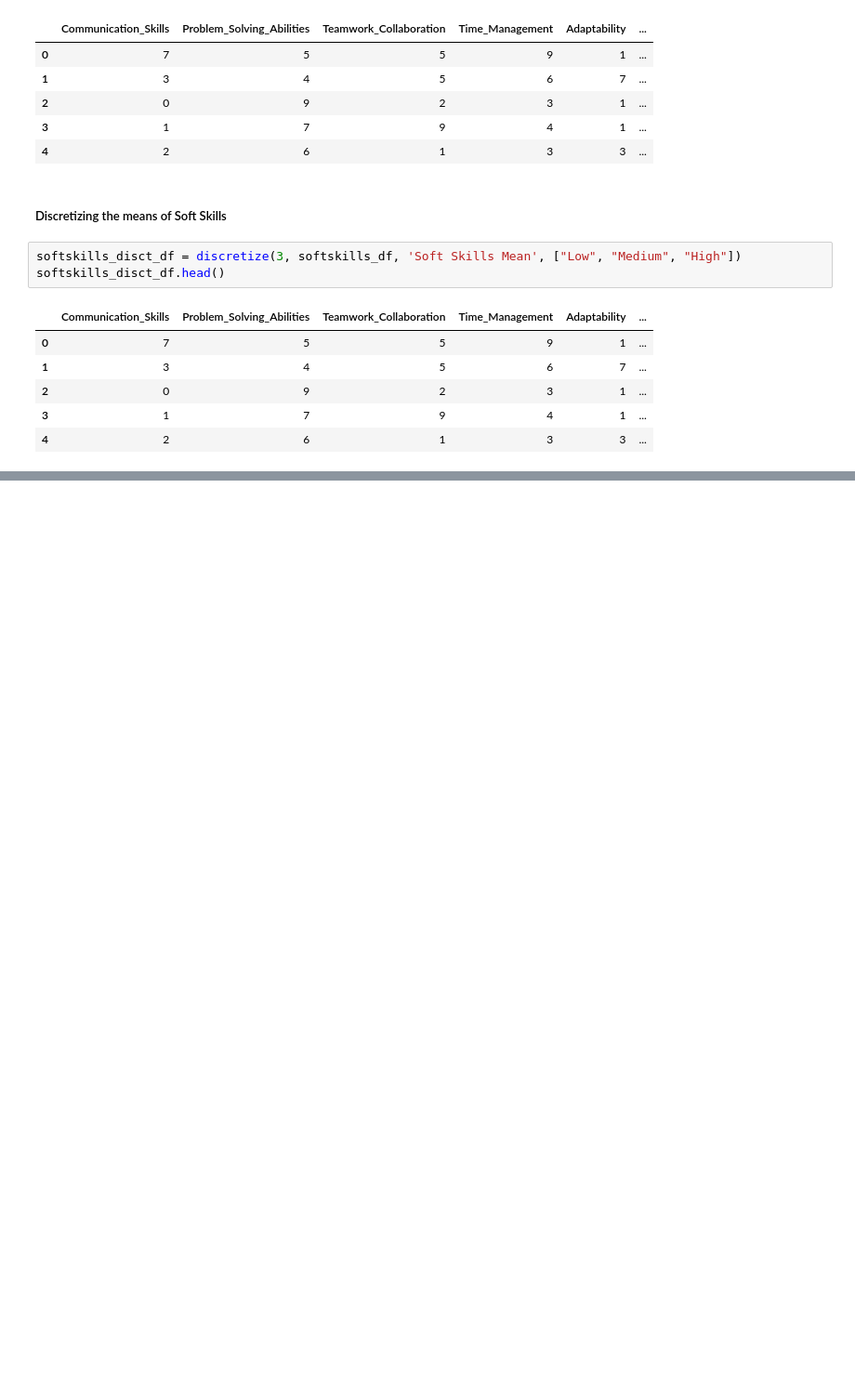
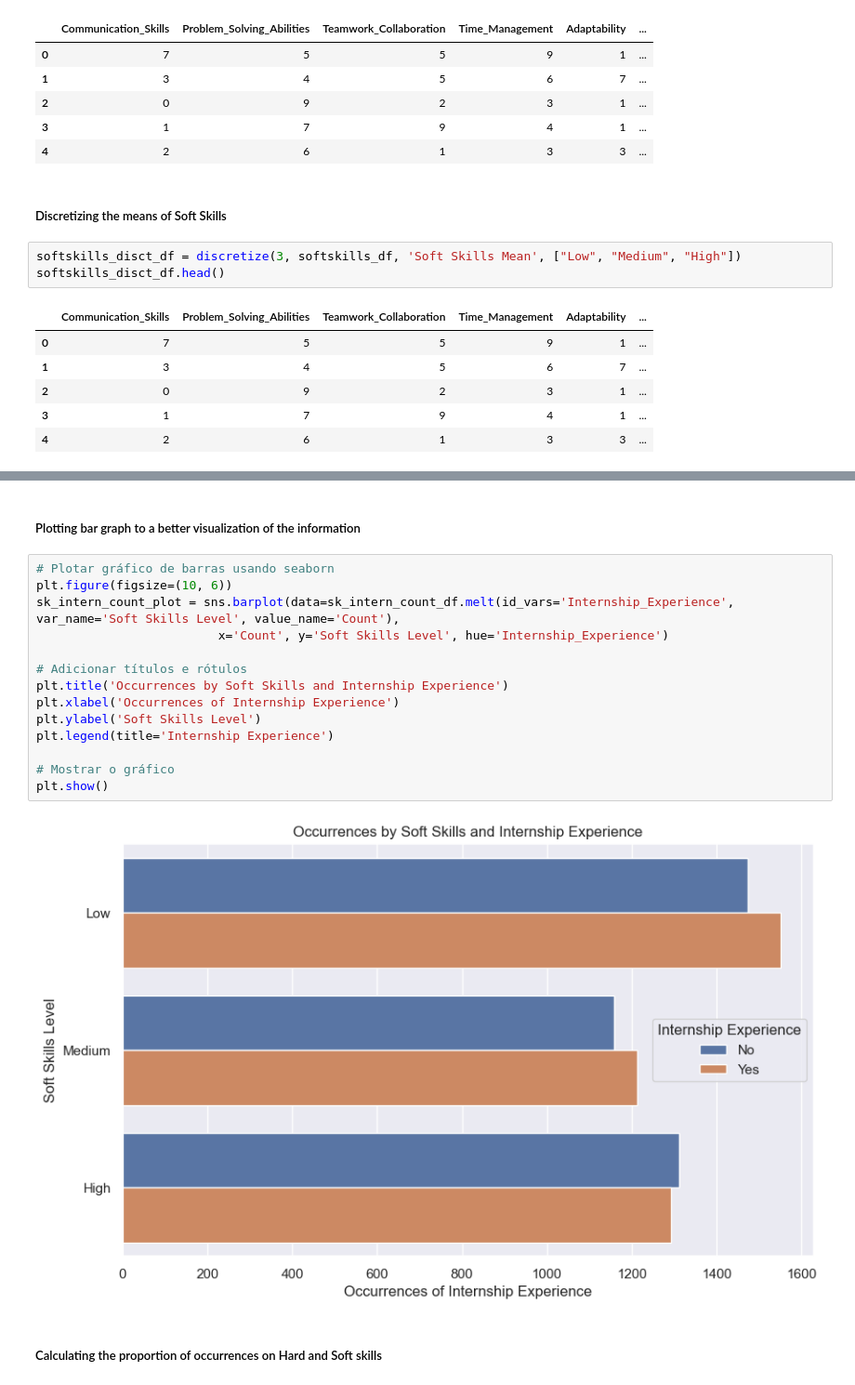
Before and after one commit to akitodr/dataMiningProject, a Jupyter notebook: main.ipynb, the cells around one changed output, grey strips where cells are left out. Shown at 93% size. Saved outputs shown, nothing was run; the diff lists cells and outputs as text; blank space fills up the shorter version.

```diff
--- a/main.ipynb
+++ b/main.ipynb
@@ -554,0 +665,20 @@ softskills_disct_df.head()
+# %% [markdown]
+##### Plotting bar graph to a better visualization of the information
+# %%
+# Plotar gráfico de barras usando seaborn
+plt.figure(figsize=(10, 6))
+sk_intern_count_plot = sns.barplot(data=sk_intern_count_df.melt(id_vars='Internship_Experience', var_name='Soft Skills Level', value_name='Count'),
+                         x='Count', y='Soft Skills Level', hue='Internship_Experience')
+
+# Adicionar títulos e rótulos
+plt.title('Occurrences by Soft Skills and Internship Experience')
+plt.xlabel('Occurrences of Internship Experience')
+plt.ylabel('Soft Skills Level')
+plt.legend(title='Internship Experience')
+
+# Mostrar o gráfico
+plt.show()
+# %% [output]
+[figure, added]
+# %% [markdown]
+##### Calculating the proportion of occurrences on Hard and Soft skills
```
Also changed, not shown: parts of 66 cells of this notebook.
